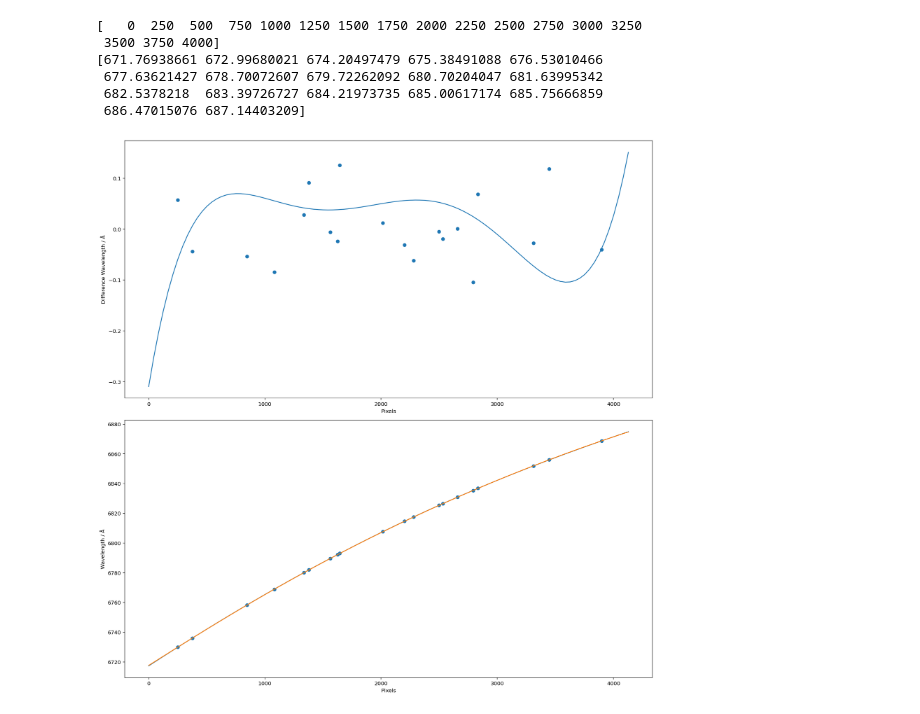
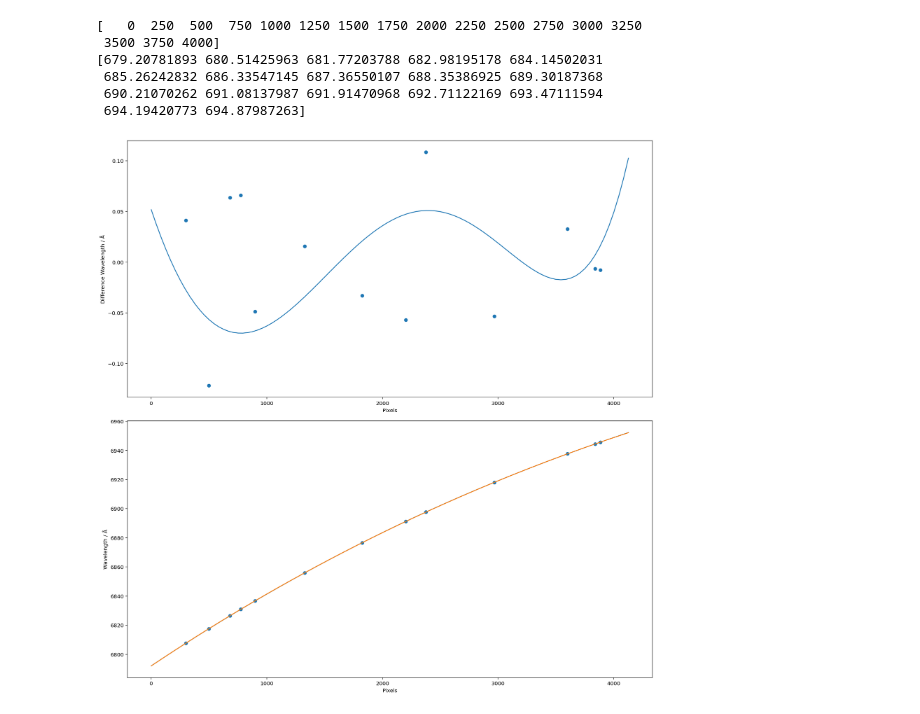
Before and after one commit to svenbuder/velocereduction, a Jupyter notebook: VeloceReduction/veloce_reference_data/thxe_pixels_and_positions/test_pixel_wavelength_mapping.ipynb, the cells around one changed output. Cells and saved outputs as stored; diff of their text form; code cells hidden in the pictures.

Commit message:
ccd 3 order 89

```diff
--- a/VeloceReduction/veloce_reference_data/thxe_pixels_and_positions/test_pixel_wavelength_mapping.ipynb
+++ b/VeloceReduction/veloce_reference_data/thxe_pixels_and_positions/test_pixel_wavelength_mapping.ipynb
@@ -102,12 +102,12 @@ def plot_new_vs_tinney(order_name, reference_pixel_tinney = 2450, shift_tinney =
     plt.show()
     plt.close
 # %%
-plot_new_vs_tinney(order_name = 'ccd_3_order_90', reference_pixel_tinney=2453, shift_tinney=0)
+plot_new_vs_tinney(order_name = 'ccd_3_order_89', reference_pixel_tinney=2452, shift_tinney=0)
 # %% [output]
 [   0  250  500  750 1000 1250 1500 1750 2000 2250 2500 2750 3000 3250
  3500 3750 4000]
-[671.76938661 672.99680021 674.20497479 675.38491088 676.53010466
- 677.63621427 678.70072607 679.72262092 680.70204047 681.63995342
- 682.5378218  683.39726727 684.21973735 685.00617174 685.75666859
- 686.47015076 687.14403209]
+[679.20781893 680.51425963 681.77203788 682.98195178 684.14502031
+ 685.26242832 686.33547145 687.36550107 688.35386925 689.30187368
+ 690.21070262 691.08137987 691.91470968 692.71122169 693.47111594
+ 694.19420773 694.87987263]
-[figure, old version]
+[figure, new version]
```
Also changed, not shown: 1 other file.
